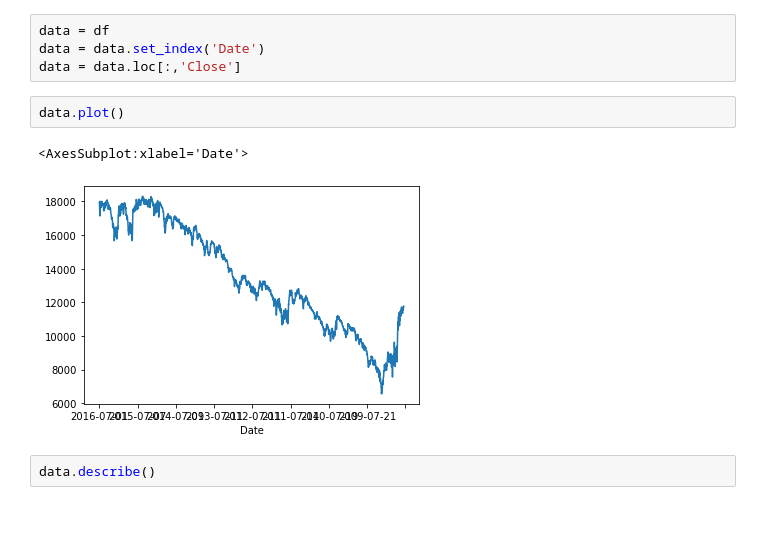
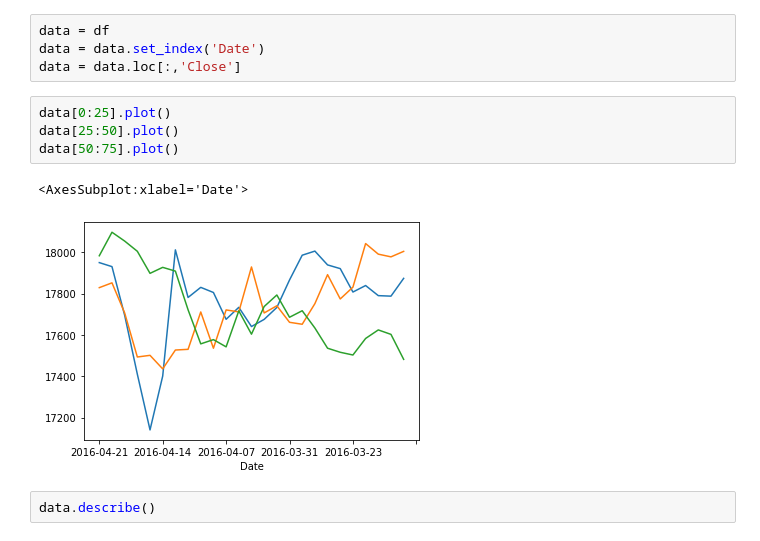
Before and after one commit to anaghlal/bitmap_aibfsi, a Jupyter notebook: code/DataAnalysis_TimeSeries.ipynb, the cells around one changed output. Drawn from its saved outputs; the diff is of its cells as text.

```diff
--- a/code/DataAnalysis_TimeSeries.ipynb
+++ b/code/DataAnalysis_TimeSeries.ipynb
@@ -33,10 +58,12 @@ data = df
 data = data.set_index('Date')
 data = data.loc[:,'Close']
 # %%
-data.plot()
+data[0:25].plot()
+data[25:50].plot()
+data[50:75].plot()
 # %% [output]
 <AxesSubplot:xlabel='Date'>
-[figure, old version]
+[figure, new version]
 # %%
 data.describe()
 # %% [output]
```
Also changed, not shown: parts of 12 cells of this notebook, 1 other file.
